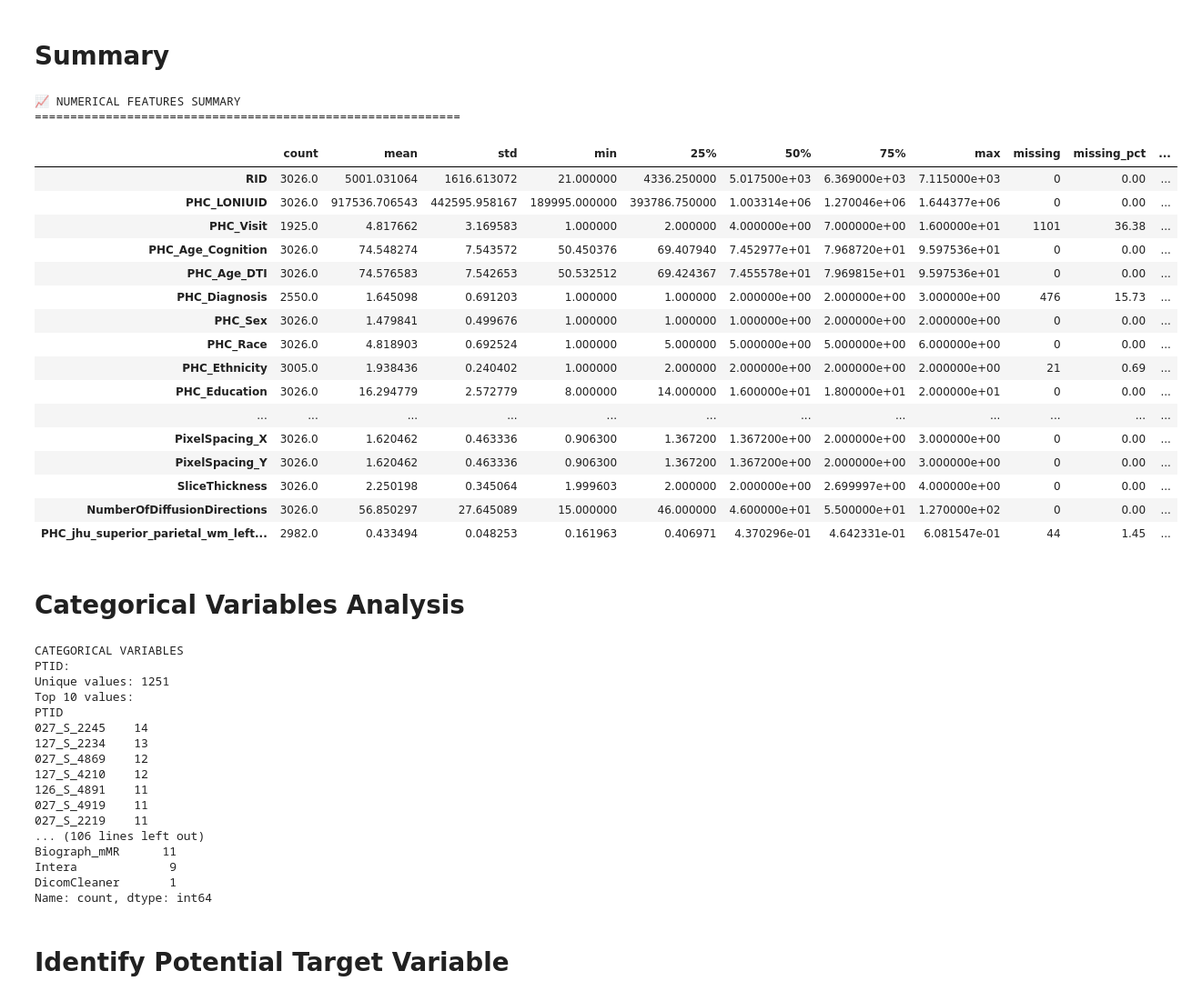
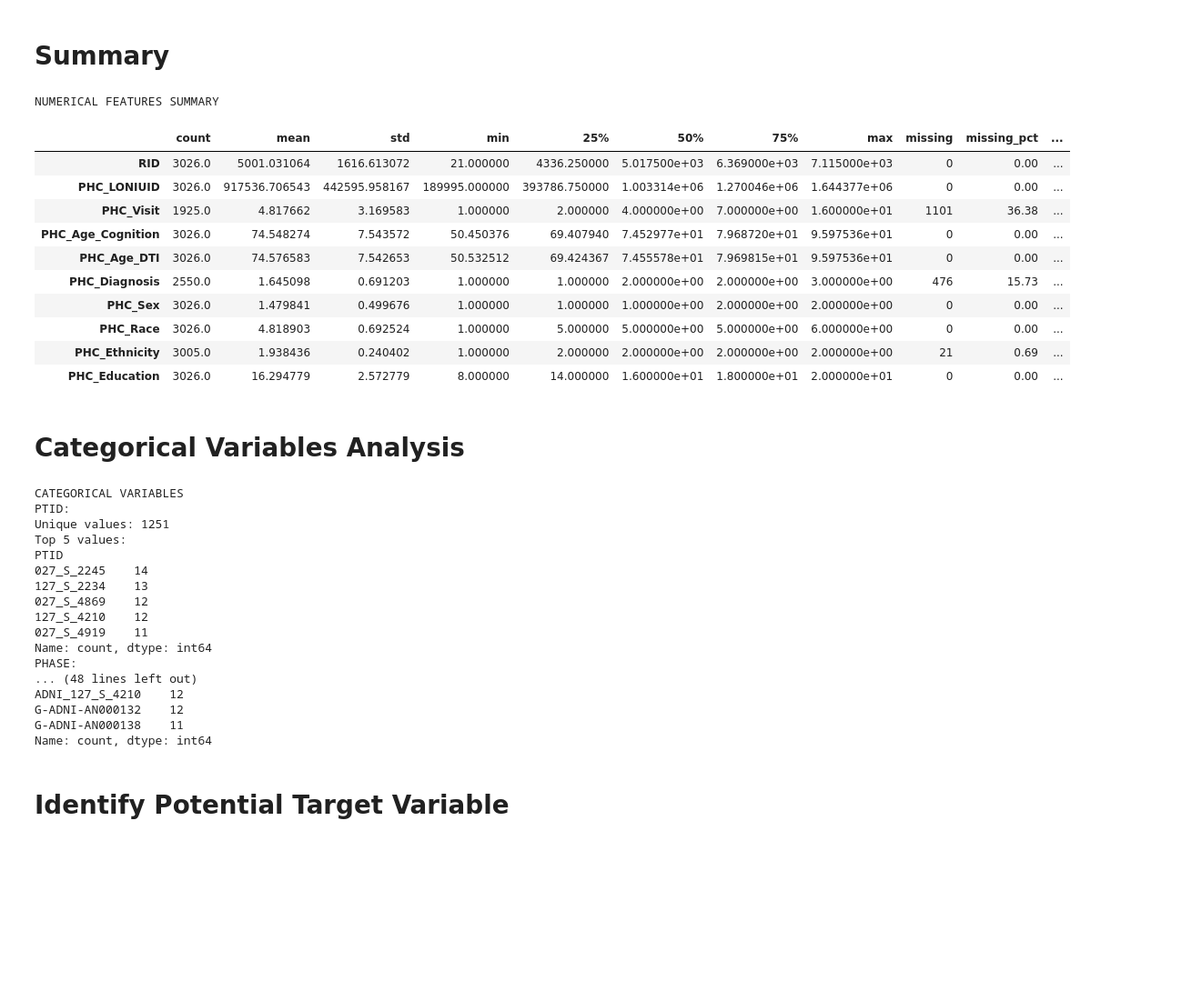
Before and after one commit to hapianalyst/Alzheimer-s-Disease-Classification-Using-DTI-Biomarkers, a Jupyter notebook: Alzheimer’s_Prediction.ipynb, the cells around one changed output. Shown at 91% size. Drawn from its saved outputs; the diff is of its cells as text; code cells hidden in the pictures; blank space fills up the shorter version.

```diff
--- a/Alzheimer’s_Prediction.ipynb
+++ b/Alzheimer’s_Prediction.ipynb
@@ -282,35 +280,27 @@ No duplicates found!
 # %%
 # Comprehensive summary statistics
 if len(numerical_cols) > 0:
     summary_stats = df[numerical_cols].describe().T
     summary_stats['missing'] = df[numerical_cols].isnull().sum()
     summary_stats['missing_pct'] = (df[numerical_cols].isnull().sum() / len(df) * 100).round(2)
     summary_stats['skewness'] = df[numerical_cols].skew().round(2)
     summary_stats['kurtosis'] = df[numerical_cols].kurtosis().round(2)
 
-    print("\n📈 NUMERICAL FEATURES SUMMARY")
-    print("=" * 60)
-    display(summary_stats.head(20))
+    print("NUMERICAL FEATURES SUMMARY")
+    display(summary_stats.head(10))
 # %% [output]
-📈 NUMERICAL FEATURES SUMMARY
-============================================================
+NUMERICAL FEATURES SUMMARY
 |  | count | mean | std | min | 25% | 50% | 75% | max | missing | missing_pct | ... |
 | RID | 3026.0 | 5001.031064 | 1616.613072 | 21.000000 | 4336.250000 | 5.017500e+03 | 6.369000e+03 | 7.115000e+03 | 0 | 0.00 | ... |
 | PHC_LONIUID | 3026.0 | 917536.706543 | 442595.958167 | 189995.000000 | 393786.750000 | 1.003314e+06 | 1.270046e+06 | 1.644377e+06 | 0 | 0.00 | ... |
 | PHC_Visit | 1925.0 | 4.817662 | 3.169583 | 1.000000 | 2.000000 | 4.000000e+00 | 7.000000e+00 | 1.600000e+01 | 1101 | 36.38 | ... |
 | PHC_Age_Cognition | 3026.0 | 74.548274 | 7.543572 | 50.450376 | 69.407940 | 7.452977e+01 | 7.968720e+01 | 9.597536e+01 | 0 | 0.00 | ... |
 | PHC_Age_DTI | 3026.0 | 74.576583 | 7.542653 | 50.532512 | 69.424367 | 7.455578e+01 | 7.969815e+01 | 9.597536e+01 | 0 | 0.00 | ... |
 | PHC_Diagnosis | 2550.0 | 1.645098 | 0.691203 | 1.000000 | 1.000000 | 2.000000e+00 | 2.000000e+00 | 3.000000e+00 | 476 | 15.73 | ... |
 | PHC_Sex | 3026.0 | 1.479841 | 0.499676 | 1.000000 | 1.000000 | 1.000000e+00 | 2.000000e+00 | 2.000000e+00 | 0 | 0.00 | ... |
 | PHC_Race | 3026.0 | 4.818903 | 0.692524 | 1.000000 | 5.000000 | 5.000000e+00 | 5.000000e+00 | 6.000000e+00 | 0 | 0.00 | ... |
 | PHC_Ethnicity | 3005.0 | 1.938436 | 0.240402 | 1.000000 | 2.000000 | 2.000000e+00 | 2.000000e+00 | 2.000000e+00 | 21 | 0.69 | ... |
 | PHC_Education | 3026.0 | 16.294779 | 2.572779 | 8.000000 | 14.000000 | 1.600000e+01 | 1.800000e+01 | 2.000000e+01 | 0 | 0.00 | ... |
-| ... | ... | ... | ... | ... | ... | ... | ... | ... | ... | ... | ... |
-| PixelSpacing_X | 3026.0 | 1.620462 | 0.463336 | 0.906300 | 1.367200 | 1.367200e+00 | 2.000000e+00 | 3.000000e+00 | 0 | 0.00 | ... |
-| PixelSpacing_Y | 3026.0 | 1.620462 | 0.463336 | 0.906300 | 1.367200 | 1.367200e+00 | 2.000000e+00 | 3.000000e+00 | 0 | 0.00 | ... |
-| SliceThickness | 3026.0 | 2.250198 | 0.345064 | 1.999603 | 2.000000 | 2.000000e+00 | 2.699997e+00 | 4.000000e+00 | 0 | 0.00 | ... |
-| NumberOfDiffusionDirections | 3026.0 | 56.850297 | 27.645089 | 15.000000 | 46.000000 | 4.600000e+01 | 5.500000e+01 | 1.270000e+02 | 0 | 0.00 | ... |
-| PHC_jhu_superior_parietal_wm_left... | 2982.0 | 0.433494 | 0.048253 | 0.161963 | 0.406971 | 4.370296e-01 | 4.642331e-01 | 6.081547e-01 | 44 | 1.45 | ... |
 # %% [markdown]
 # **Categorical Variables Analysis**
 # %%
@@ -318,8 +308,8 @@ if len(numerical_cols) > 0:
 if len(categorical_cols) > 0:
     print("CATEGORICAL VARIABLES")
 
-# Show first 10
-    for col in categorical_cols[:10]:
+# Show first 5
+    for col in categorical_cols[:5]:
         n_unique = df[col].nunique()
         print(f"{col}:")
         print(f"Unique values: {n_unique}")
@@ -328,26 +318,26 @@ if len(categorical_cols) > 0:
             print(f"Value counts:")
             print(df[col].value_counts())
         else:
-            print(f"Top 10 values:")
-            print(df[col].value_counts().head(10))
+            print(f"Top 5 values:")
+            print(df[col].value_counts().head(5))
 # %% [output]
 CATEGORICAL VARIABLES
 PTID:
 Unique values: 1251
-Top 10 values:
+Top 5 values:
 PTID
 027_S_2245    14
 127_S_2234    13
 027_S_4869    12
 127_S_4210    12
-126_S_4891    11
 027_S_4919    11
-027_S_2219    11
-... (106 lines left out)
-Biograph_mMR      11
-Intera             9
-DicomCleaner       1
 Name: count, dtype: int64
+PHASE:
+... (48 lines left out)
+ADNI_127_S_4210    12
+G-ADNI-AN000132    12
+G-ADNI-AN000138    11
+Name: count, dtype: int64
 # %% [markdown]
 # **Identify Potential Target Variable**
 # %%
```
Also changed, not shown: parts of 43 cells of this notebook.
